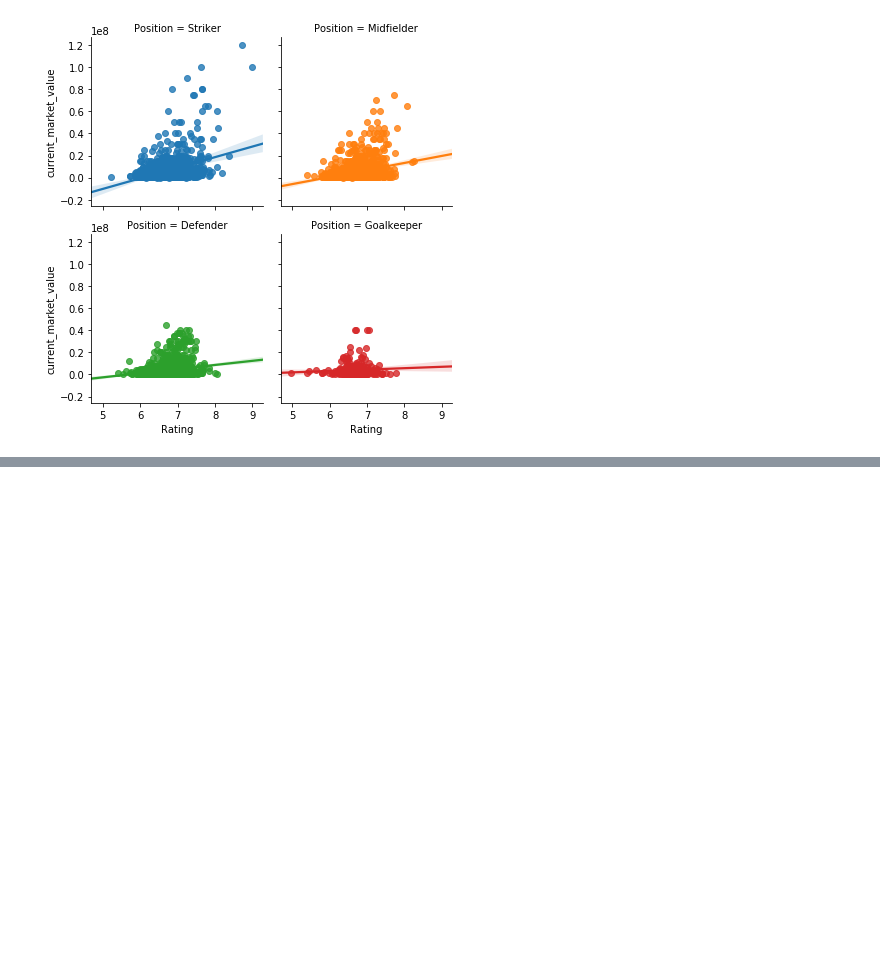
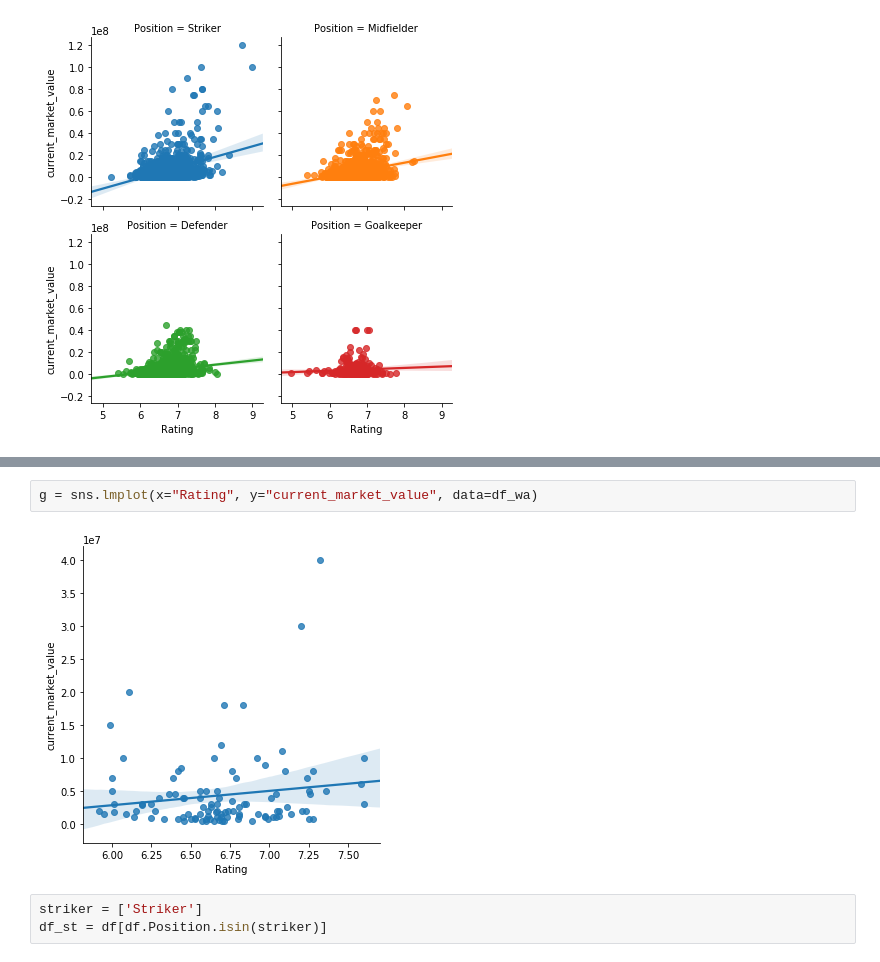
Before and after one commit to lekeh12/thinkful, a Jupyter notebook: Bootcamp_Capstone_D2.ipynb, the cells around one changed output, grey strips where cells are left out. Drawn from its saved outputs; the diff is of its cells as text; blank space fills up the shorter version.

```diff
--- a/Bootcamp_Capstone_D2.ipynb
+++ b/Bootcamp_Capstone_D2.ipynb
@@ -161,0 +196,7 @@ dtype: object
+# %%
+g = sns.lmplot(x="Rating", y="current_market_value", data=df_wa)
+# %% [output]
+[figure, added]
+# %%
+striker = ['Striker']
+df_st = df[df.Position.isin(striker)]
```
Also changed, not shown: parts of 37 cells of this notebook.
